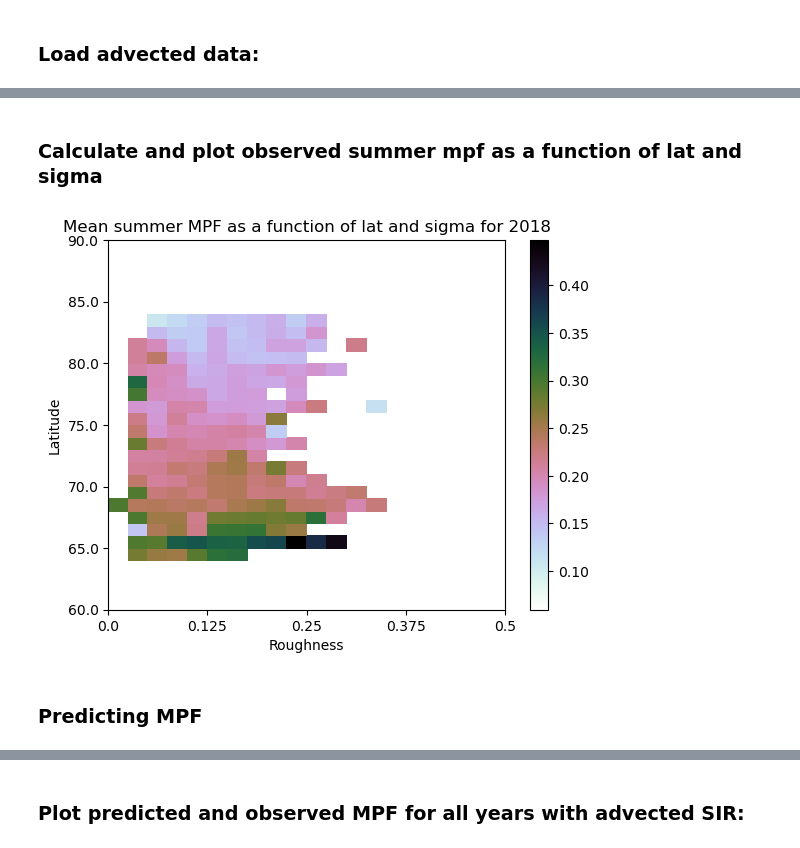
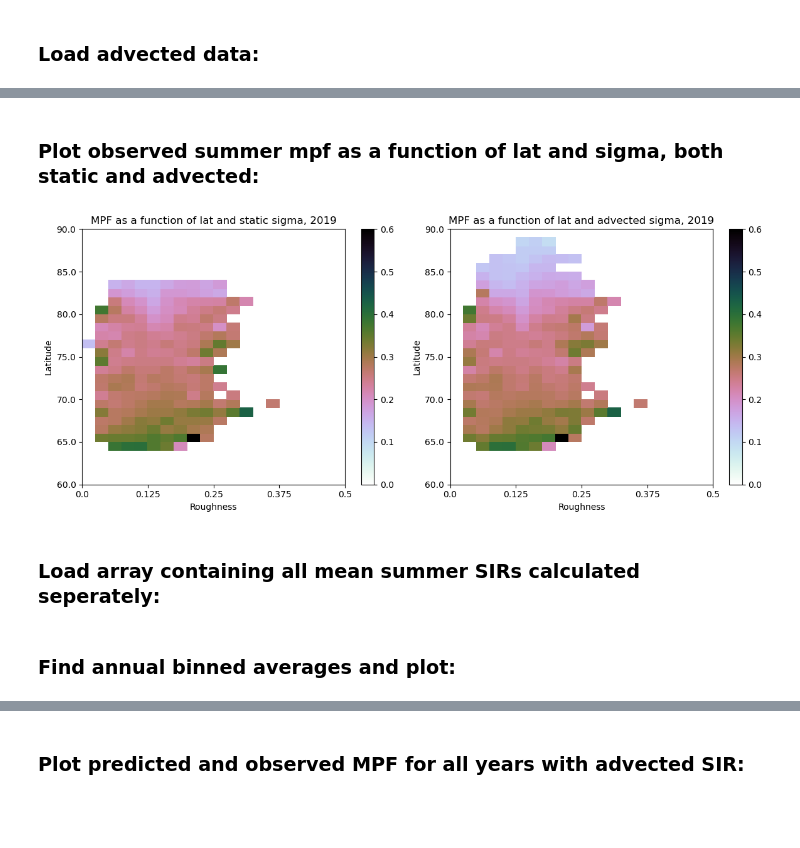
Before and after one commit to rhtweedie/modelled_mpf_with_advection, a Jupyter notebook: lat_analysis_take_2.ipynb, the cells around one changed output, grey strips where cells are left out. Cells and saved outputs as stored; diff of their text form; code cells hidden in the pictures; blank space fills up the shorter version.

```diff
--- a/lat_analysis_take_2.ipynb
+++ b/lat_analysis_take_2.ipynb
@@ -198,25 +214,16 @@ observed_mpf = (ds['mpf'])
 # %% [markdown]
 ### Load advected data:
 # %%
-# load advected MPF data
+# load advected data
 mpf_advected = pd.read_pickle(f'/home/htweedie/melt_ponds/data/forwarded_mpfs/mpf_from_{YEAR}0401_183_days_spacing_8.pkl')
 lat_advected = pd.read_pickle(f'/home/htweedie/melt_ponds/data/forwarded_mpfs/lat_from_{YEAR}0401_183_days_spacing_8.pkl')
 lon_advected = pd.read_pickle(f'/home/htweedie/melt_ponds/data/forwarded_mpfs/lon_from_{YEAR}0401_183_days_spacing_8.pkl')
-sir_advected = pd.read_pickle(f'/home/htweedie/melt_ponds/data/forwarded_mpfs/testing/sir_from_{YEAR}0401_183_days_spacing_8.pkl')
-#advected_MISR = np.load(f'/home/htweedie/melt_ponds/data/forwarded_mpfs/testing/mean_summer_sir_{YEAR}.npy')
-
-print(f'MPF shape: {mpf_advected.shape}')
-print(f'Lat shape: {lat_advected.shape}')
-print(f'Lon shape: {lon_advected.shape}')
-print(f'SIR shape: {sir_advected.shape}')
-#print(f'Mean summer SIR shape: {advected_MISR.shape}')
+mean_advected_MISR = np.load(f'/home/htweedie/melt_ponds/data/forwarded_mpfs/testing/mean_summer_sir_{YEAR}.npy').reshape(1000,1000)
 
 # subset full mpf dataframe to retrieve just the days to average
 date_from = format_date(YEAR, '05', '01')
 date_to = format_date(YEAR, '08', '31')
-
 subset_mpf = mpf_advected.loc[date_from:date_to]
-
-advected_mpf = np.nanmean(subset_mpf, axis=0).reshape(1000,1000)
-np.shape(advected_mpf)
+mean_advected_mpf = np.nanmean(subset_mpf, axis=0).reshape(1000,1000)
+np.shape(mean_advected_mpf)
 # %% [output]
@@ -228,11 +243,47 @@ SIR shape: (184, 1000000)
 # %% [markdown]
-### Calculate and plot observed summer mpf as a function of lat and sigma
+### Plot observed summer mpf as a function of lat and sigma, both static and advected:
-# %%
-masked_MPF_MISRGRID, masked_MISR, masked_lat_MISR = MASK_MPF_MISR(advected_mpf, static_MISR)
-current_year_average = calculate_binned_averages(masked_MPF_MISRGRID, masked_MISR, masked_lat_MISR)
-
-plot_binned_stats(current_year_average, f'Mean summer MPF as a function of lat and sigma for {YEAR}')
-# %% [output]
-[figure, removed]
-# %% [markdown]
-### Predicting MPF
+# %%
+y_tick_positions = np.linspace(0, 30, 7)
+x_tick_positions = np.linspace(0, 20, 5)
+y_tick_labels = np.linspace(60, 90, 7)
+x_tick_labels = np.linspace(0, 0.5, 5)
+
+fig = plt.figure(figsize=(12,5))
+
+masked_MPF_MISRGRID, masked_MISR, masked_lat_MISR = MASK_MPF_MISR(mean_observed_mpf, april_MISR)
+static_binned_stats = calculate_binned_averages(masked_MPF_MISRGRID, masked_MISR, masked_lat_MISR)
+
+masked_MPF_MISRGRID, masked_MISR, masked_lat_MISR = MASK_MPF_MISR(mean_observed_mpf, mean_advected_MISR)
+advected_binned_stats = calculate_binned_averages(masked_MPF_MISRGRID, masked_MISR, masked_lat_MISR)
+
+
+plt.subplot(121)
+plt.xticks(x_tick_positions, x_tick_labels) # Relabel ticks
+plt.yticks(y_tick_positions, y_tick_labels)
+
+plt.ylabel("Latitude")
+plt.xlabel("Roughness")
+
+plt.pcolor(static_binned_stats, cmap='cubehelix_r', vmin=0, vmax=0.6)
+plt.colorbar()
+plt.title(f'MPF as a function of lat and static sigma, {YEAR}')
+
+
+plt.subplot(122)
+plt.xticks(x_tick_positions, x_tick_labels) # Relabel ticks
+plt.yticks(y_tick_positions, y_tick_labels)
+
+plt.ylabel("Latitude")
+plt.xlabel("Roughness")
+
+plt.pcolor(advected_binned_stats, cmap='cubehelix_r', vmin=0, vmax=0.6)
+plt.colorbar()
+plt.title(f'MPF as a function of lat and advected sigma, {YEAR}')
+
+
+fig.tight_layout()
+plt.show()
+# %% [output]
+[figure, added]
+# %% [markdown]
+### Load array containing all mean summer SIRs calculated seperately:
@@ -238,0 +298,2 @@ plot_binned_stats(current_year_average, f'Mean summer MPF as a function of lat a
+# %% [markdown]
+### Find annual binned averages and plot:
```
Also changed, not shown: parts of 33 cells of this notebook.
